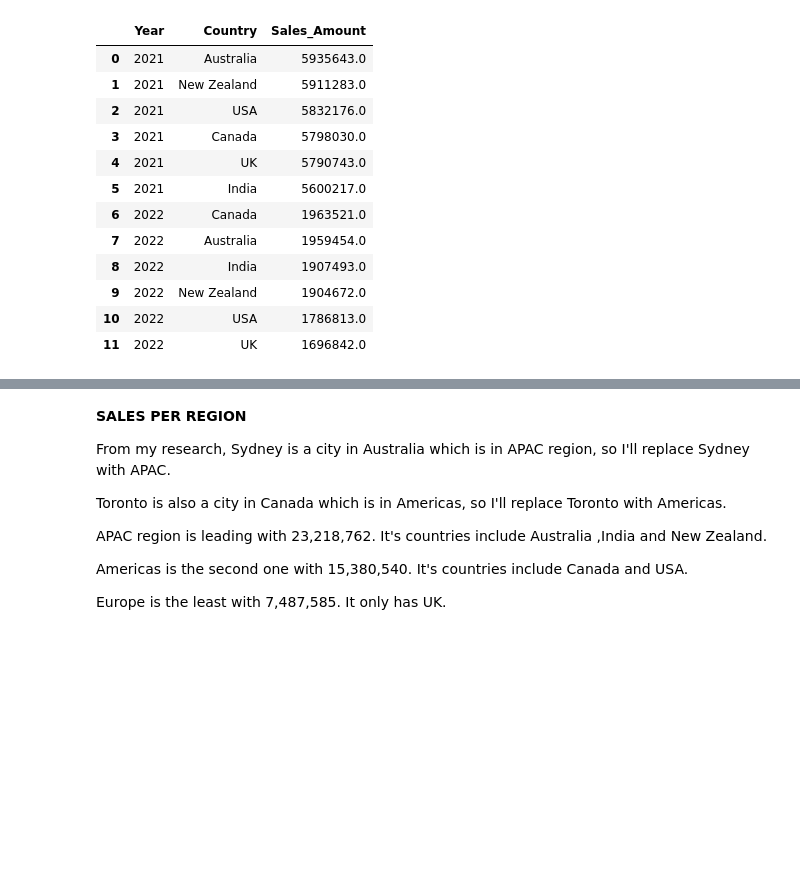
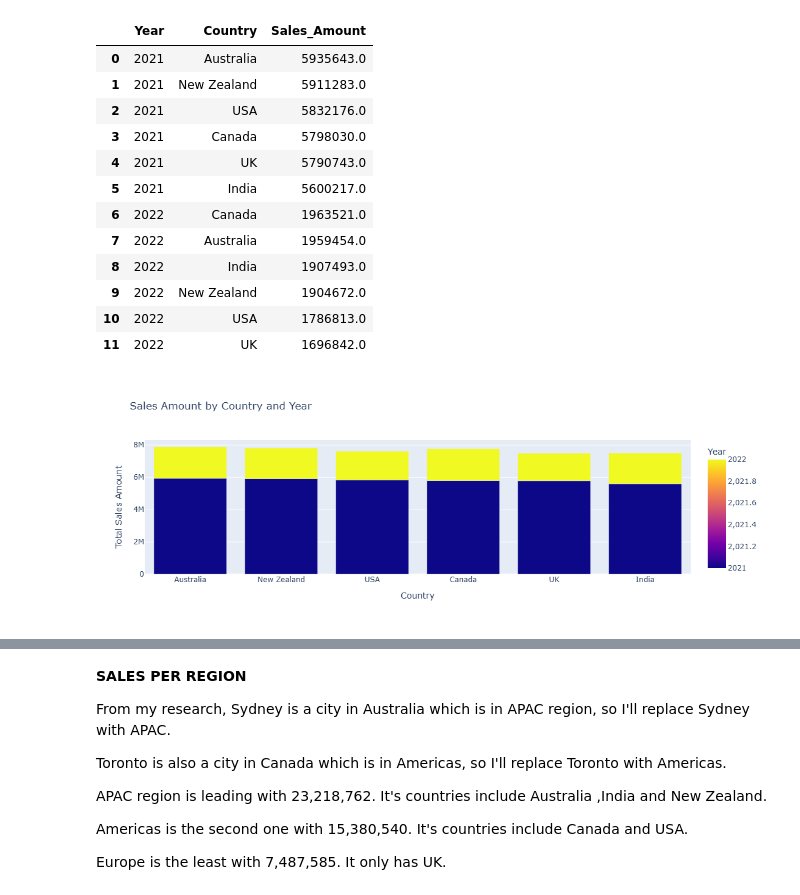
Before and after one commit to Lenida-Daniels/Sales-Analysis, a Jupyter notebook: sales_analysis.ipynb, the cells around one changed output, grey strips where cells are left out. Saved outputs shown, nothing was run; the diff lists cells and outputs as text; code cells hidden in the pictures; blank space fills up the shorter version.

```diff
--- a/sales_analysis.ipynb
+++ b/sales_analysis.ipynb
@@ -368,3 +392,20 @@ sales_country
 | 9 | 2022 | New Zealand | 1904672.0 |
 | 10 | 2022 | USA | 1786813.0 |
 | 11 | 2022 | UK | 1696842.0 |
+# %%
+fig = px.bar(sales_country,
+             x='Country',
+             y='Sales_Amount',
+             color='Year',
+             barmode='stack',
+             title='Sales Amount by Country and Year')
+
+fig.update_layout(xaxis_title='Country',
+                  yaxis_title='Total Sales Amount',
+                  width=600,
+                  height=400
+
+                 )
+fig.show()
+# %% [output]
+[figure, added]
```
Also changed, not shown: parts of 33 cells of this notebook.
